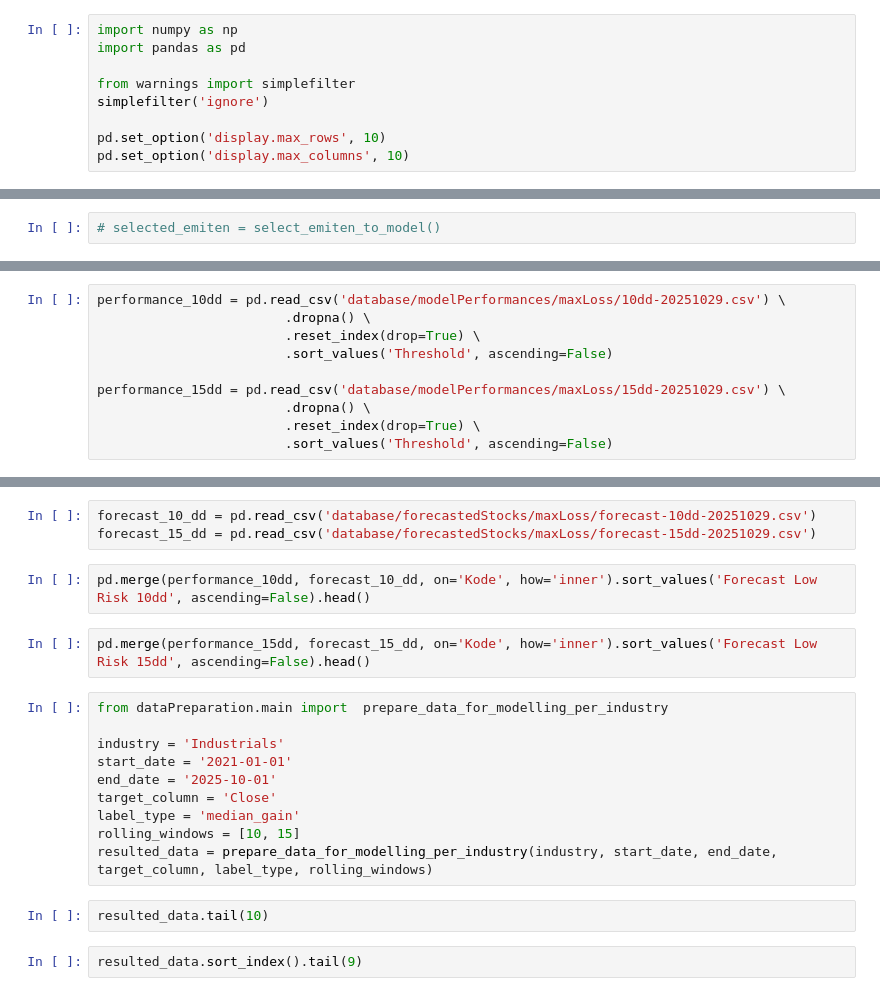
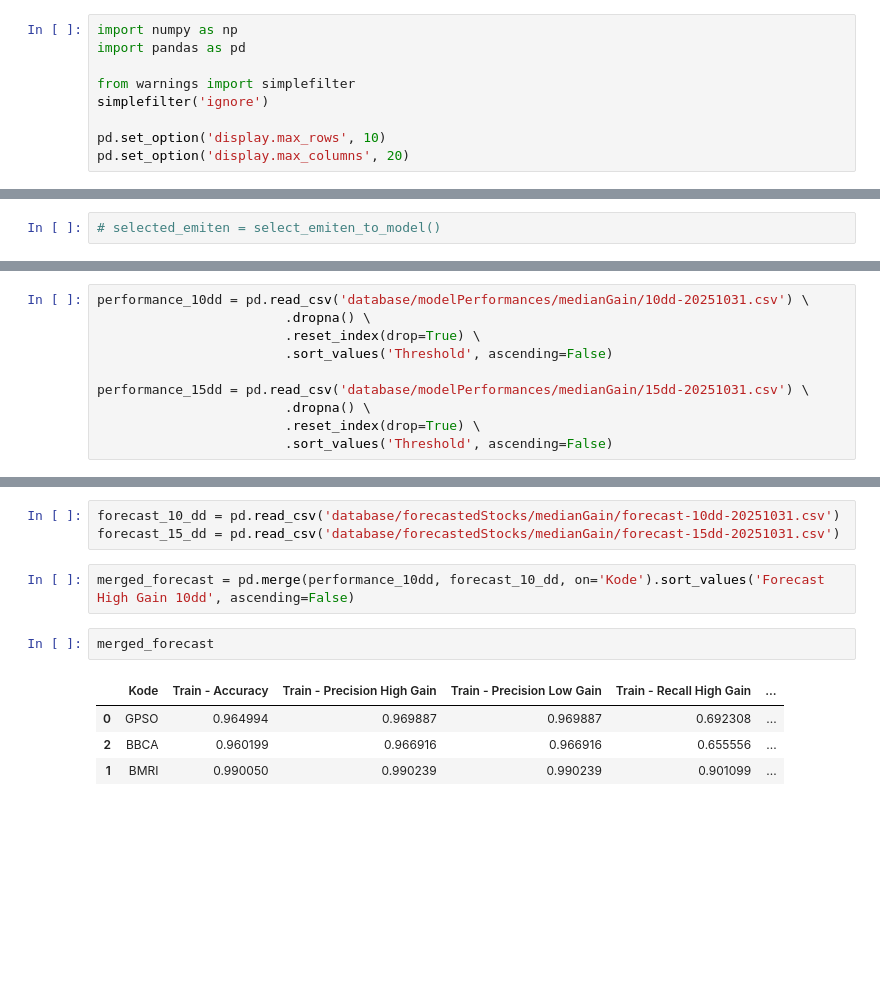
Before and after one commit to bagood/Stock-Analysis-Automation, a Jupyter notebook: executeModelling.ipynb, the cells around one changed output, grey strips where cells are left out. Cells and saved outputs as stored; diff of their text form; blank space fills up the shorter version.

```diff
--- a/executeModelling.ipynb
+++ b/executeModelling.ipynb
@@ -6,5 +6,5 @@ from warnings import simplefilter
 simplefilter('ignore')
 
 pd.set_option('display.max_rows', 10)
-pd.set_option('display.max_columns', 10)
+pd.set_option('display.max_columns', 20)
 # %%
@@ -54,10 +34,10 @@ develop_models_for_industries(['Financials'], 'median_gain', [10, 15])
 # %%
-performance_10dd = pd.read_csv('database/modelPerformances/maxLoss/10dd-20251029.csv') \
+performance_10dd = pd.read_csv('database/modelPerformances/medianGain/10dd-20251031.csv') \
                         .dropna() \
                         .reset_index(drop=True) \
                         .sort_values('Threshold', ascending=False)
 
-performance_15dd = pd.read_csv('database/modelPerformances/maxLoss/15dd-20251029.csv') \
+performance_15dd = pd.read_csv('database/modelPerformances/medianGain/15dd-20251031.csv') \
                         .dropna() \
                         .reset_index(drop=True) \
                         .sort_values('Threshold', ascending=False)
@@ -72,21 +108,12 @@ forecast_using_the_developed_models(15, 'maxLoss', '20251029', 0.5)
 # %%
-forecast_10_dd = pd.read_csv('database/forecastedStocks/maxLoss/forecast-10dd-20251029.csv')
-forecast_15_dd = pd.read_csv('database/forecastedStocks/maxLoss/forecast-15dd-20251029.csv')
+forecast_10_dd = pd.read_csv('database/forecastedStocks/medianGain/forecast-10dd-20251031.csv')
+forecast_15_dd = pd.read_csv('database/forecastedStocks/medianGain/forecast-15dd-20251031.csv')
 # %%
-pd.merge(performance_10dd, forecast_10_dd, on='Kode', how='inner').sort_values('Forecast Low Risk 10dd', ascending=False).head()
+merged_forecast = pd.merge(performance_10dd, forecast_10_dd, on='Kode').sort_values('Forecast High Gain 10dd', ascending=False)
 # %%
-pd.merge(performance_15dd, forecast_15_dd, on='Kode', how='inner').sort_values('Forecast Low Risk 15dd', ascending=False).head()
+merged_forecast
+# %% [output]
+|  | Kode | Train - Accuracy | Train - Precision High Gain | Train - Precision Low Gain | Train - Recall High Gain | ... |
+| 0 | GPSO | 0.964994 | 0.969887 | 0.969887 | 0.692308 | ... |
+| 2 | BBCA | 0.960199 | 0.966916 | 0.966916 | 0.655556 | ... |
+| 1 | BMRI | 0.990050 | 0.990239 | 0.990239 | 0.901099 | ... |
-# %%
-from dataPreparation.main import  prepare_data_for_modelling_per_industry
-
-industry = 'Industrials'
-start_date = '2021-01-01'
-end_date = '2025-10-01'
-target_column = 'Close'
-label_type = 'median_gain'
-rolling_windows = [10, 15]
-resulted_data = prepare_data_for_modelling_per_industry(industry, start_date, end_date, target_column, label_type, rolling_windows)
-# %%
-resulted_data.tail(10)
-# %%
-resulted_data.sort_index().tail(9)
```
Also changed, not shown: parts of 7 cells of this notebook, 8 other files.
